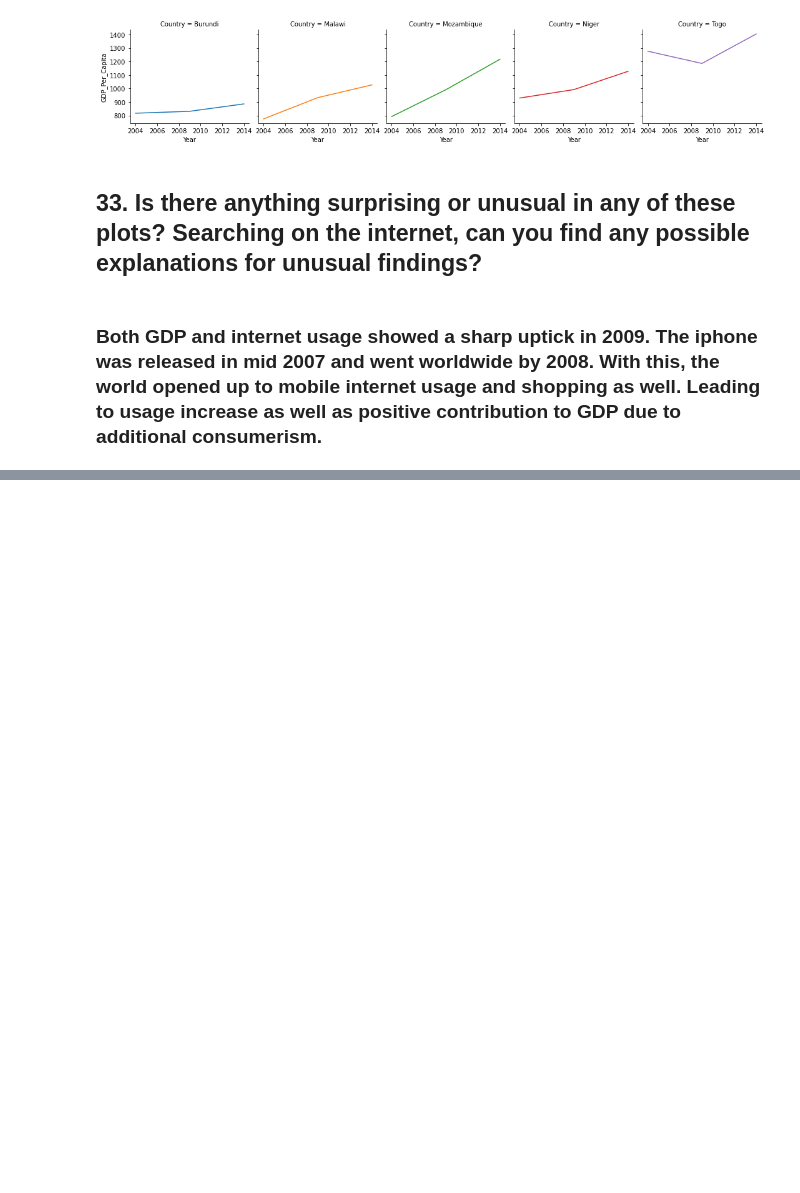
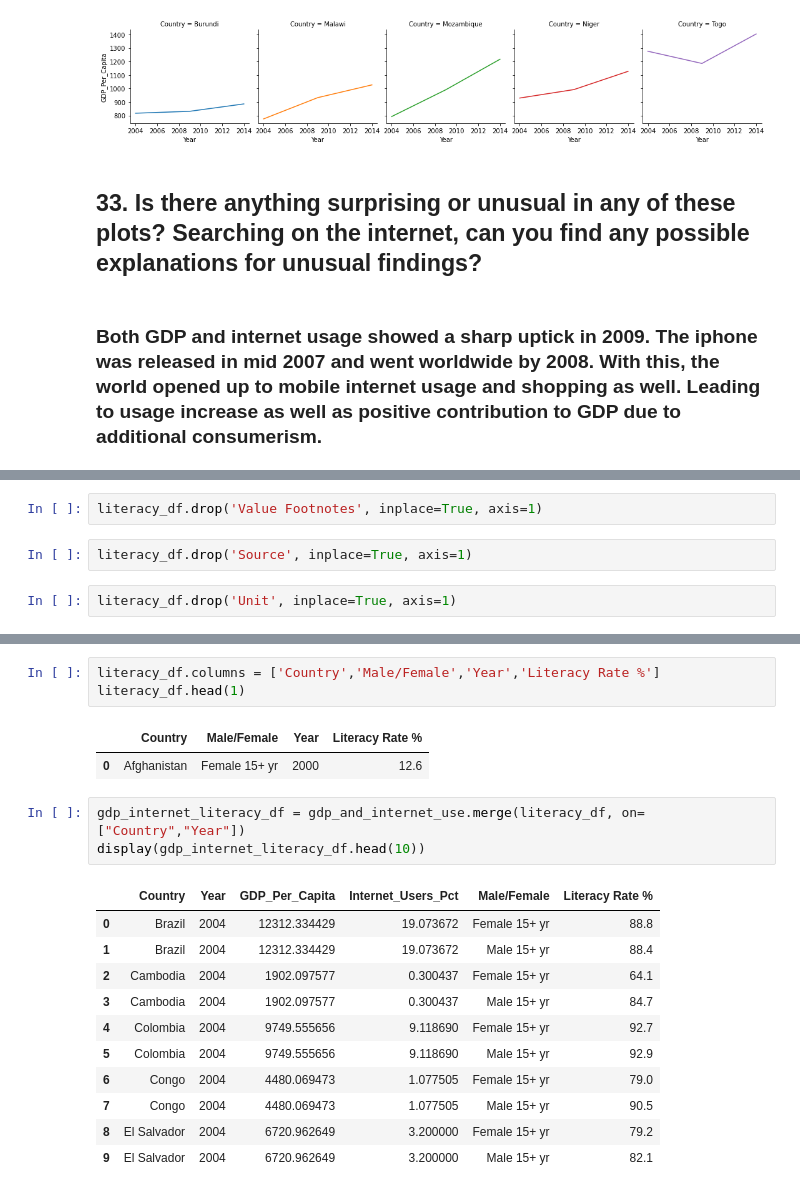
Before and after one commit to NSS-Data-Analytics-Cohort-7/gdp-and-internet-usage-kalmckin, a Jupyter notebook: Notebooks/gdp_and_internet_usage_kalmckin_notebook.ipynb, the cells around one changed output, grey strips where cells are left out. Saved outputs shown, nothing was run; the diff lists cells and outputs as text; blank space fills up the shorter version.

```diff
--- a/Notebooks/gdp_and_internet_usage_kalmckin_notebook.ipynb
+++ b/Notebooks/gdp_and_internet_usage_kalmckin_notebook.ipynb
@@ -543,0 +559,6 @@ plt.show()
+# %%
+literacy_df.drop('Value Footnotes', inplace=True, axis=1)
+# %%
+literacy_df.drop('Source', inplace=True, axis=1)
+# %%
+literacy_df.drop('Unit', inplace=True, axis=1)
@@ -543,0 +576,21 @@ plt.show()
+# %%
+literacy_df.columns = ['Country','Male/Female','Year','Literacy Rate %']
+literacy_df.head(1)
+# %% [output]
+|  | Country | Male/Female | Year | Literacy Rate % |
+| 0 | Afghanistan | Female 15+ yr | 2000 | 12.6 |
+# %%
+gdp_internet_literacy_df = gdp_and_internet_use.merge(literacy_df, on=["Country","Year"])
+display(gdp_internet_literacy_df.head(10))
+# %% [output]
+|  | Country | Year | GDP_Per_Capita | Internet_Users_Pct | Male/Female | Literacy Rate % |
+| 0 | Brazil | 2004 | 12312.334429 | 19.073672 | Female 15+ yr | 88.8 |
+| 1 | Brazil | 2004 | 12312.334429 | 19.073672 | Male 15+ yr | 88.4 |
+| 2 | Cambodia | 2004 | 1902.097577 | 0.300437 | Female 15+ yr | 64.1 |
+| 3 | Cambodia | 2004 | 1902.097577 | 0.300437 | Male 15+ yr | 84.7 |
+| 4 | Colombia | 2004 | 9749.555656 | 9.118690 | Female 15+ yr | 92.7 |
+| 5 | Colombia | 2004 | 9749.555656 | 9.118690 | Male 15+ yr | 92.9 |
+| 6 | Congo | 2004 | 4480.069473 | 1.077505 | Female 15+ yr | 79.0 |
+| 7 | Congo | 2004 | 4480.069473 | 1.077505 | Male 15+ yr | 90.5 |
+| 8 | El Salvador | 2004 | 6720.962649 | 3.200000 | Female 15+ yr | 79.2 |
+| 9 | El Salvador | 2004 | 6720.962649 | 3.200000 | Male 15+ yr | 82.1 |
```
Also changed, not shown: parts of 10 cells of this notebook.
